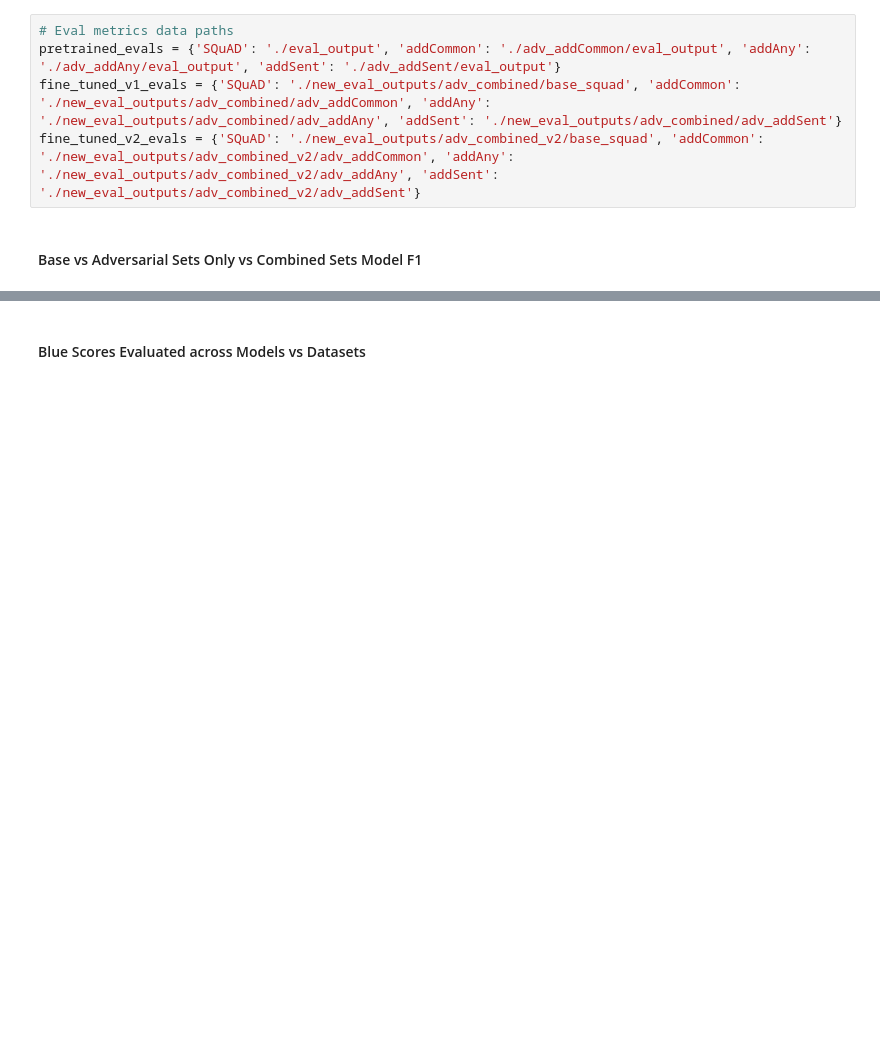
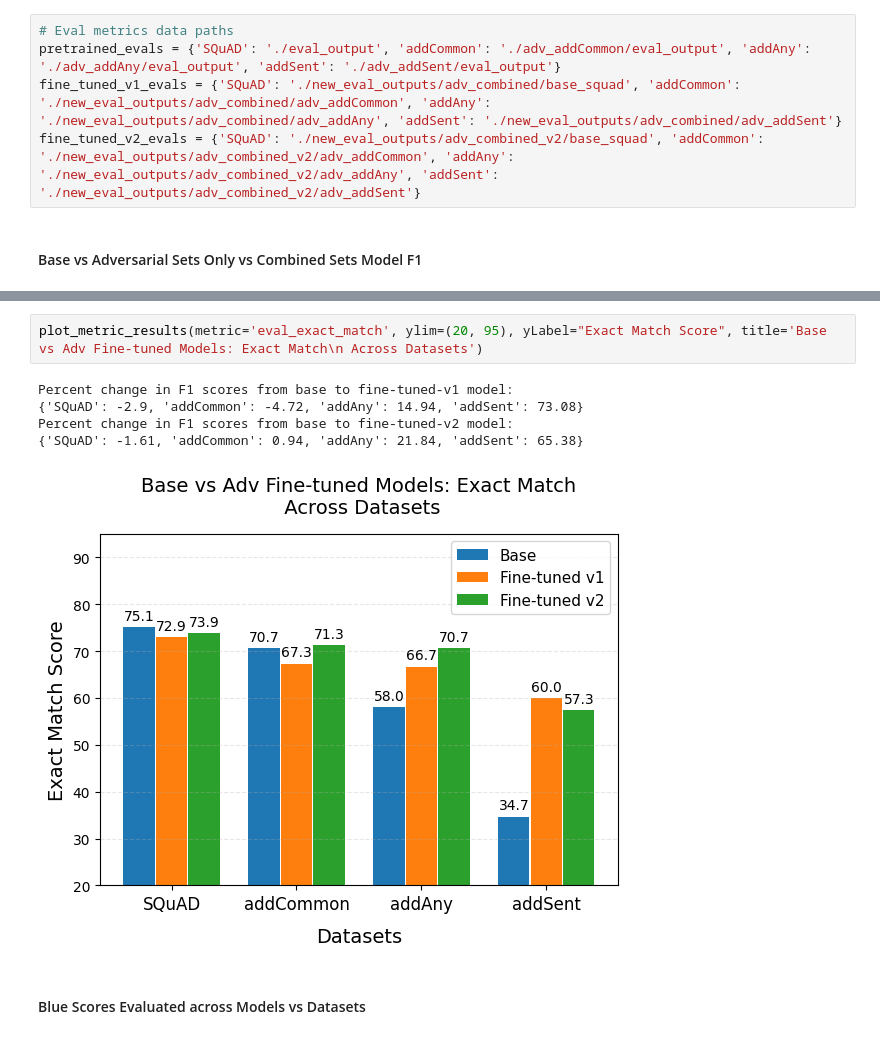
Before and after one commit to Shaz-Momin/nlp-fp-dataset-artifacts, a Jupyter notebook: new_results.ipynb, the cells around one changed output, grey strips where cells are left out. Cells and saved outputs as stored; diff of their text form; blank space fills up the shorter version.

```diff
--- a/new_results.ipynb
+++ b/new_results.ipynb
@@ -67,3 +90,11 @@ plot_metric_results(metric='eval_f1', yLabel="F1 Score", title='Base vs Adv Fine
+# %%
+plot_metric_results(metric='eval_exact_match', ylim=(20, 95), yLabel="Exact Match Score", title='Base vs Adv Fine-tuned Models: Exact Match\n Across Datasets')
+# %% [output]
+Percent change in F1 scores from base to fine-tuned-v1 model:
+{'SQuAD': -2.9, 'addCommon': -4.72, 'addAny': 14.94, 'addSent': 73.08}
+Percent change in F1 scores from base to fine-tuned-v2 model:
+{'SQuAD': -1.61, 'addCommon': 0.94, 'addAny': 21.84, 'addSent': 65.38}
+[figure, added]
 # %% [markdown]
 #### Blue Scores Evaluated across Models vs Datasets
 # %%
```
Also changed, not shown: parts of 4 cells of this notebook, 2 other files.
